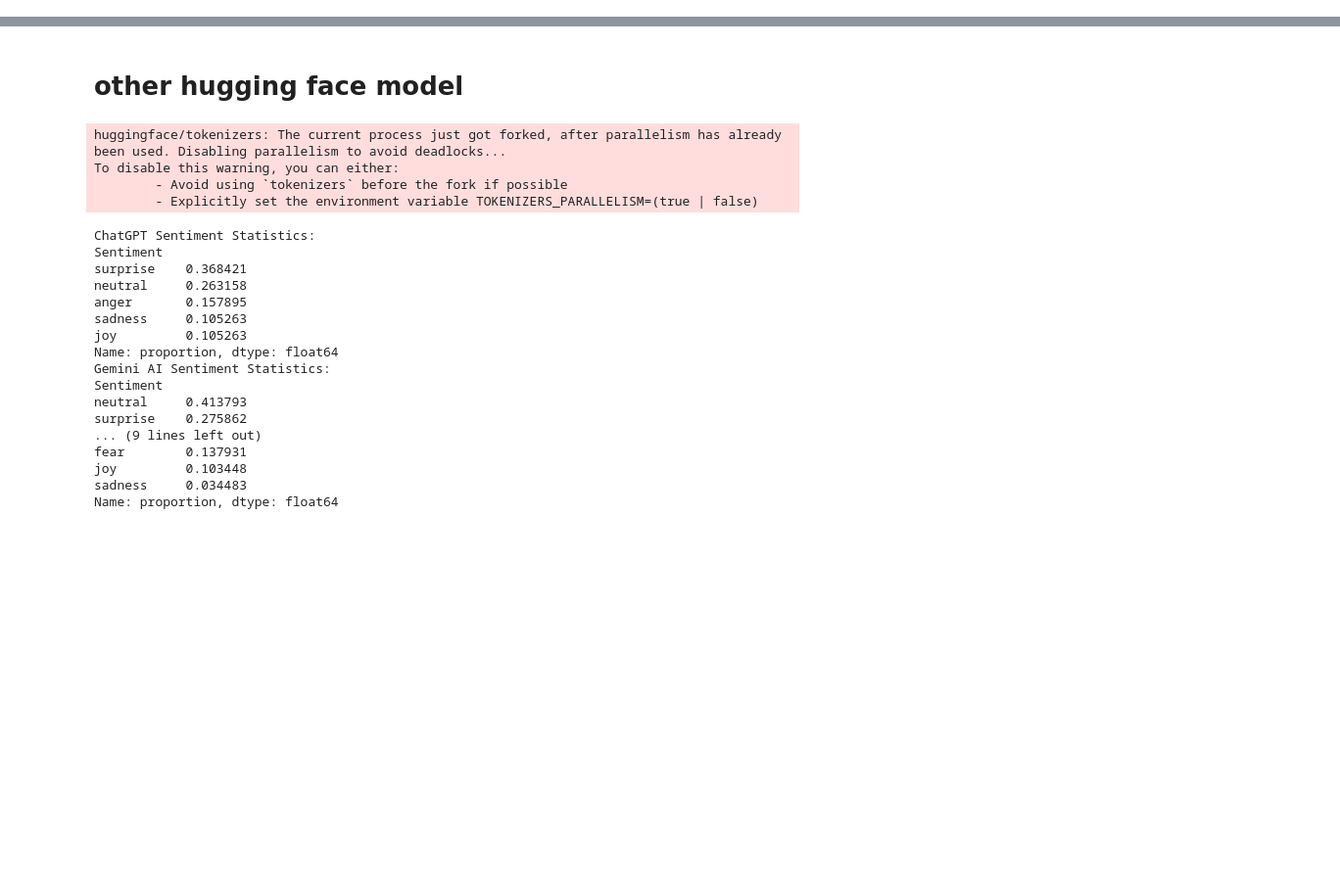
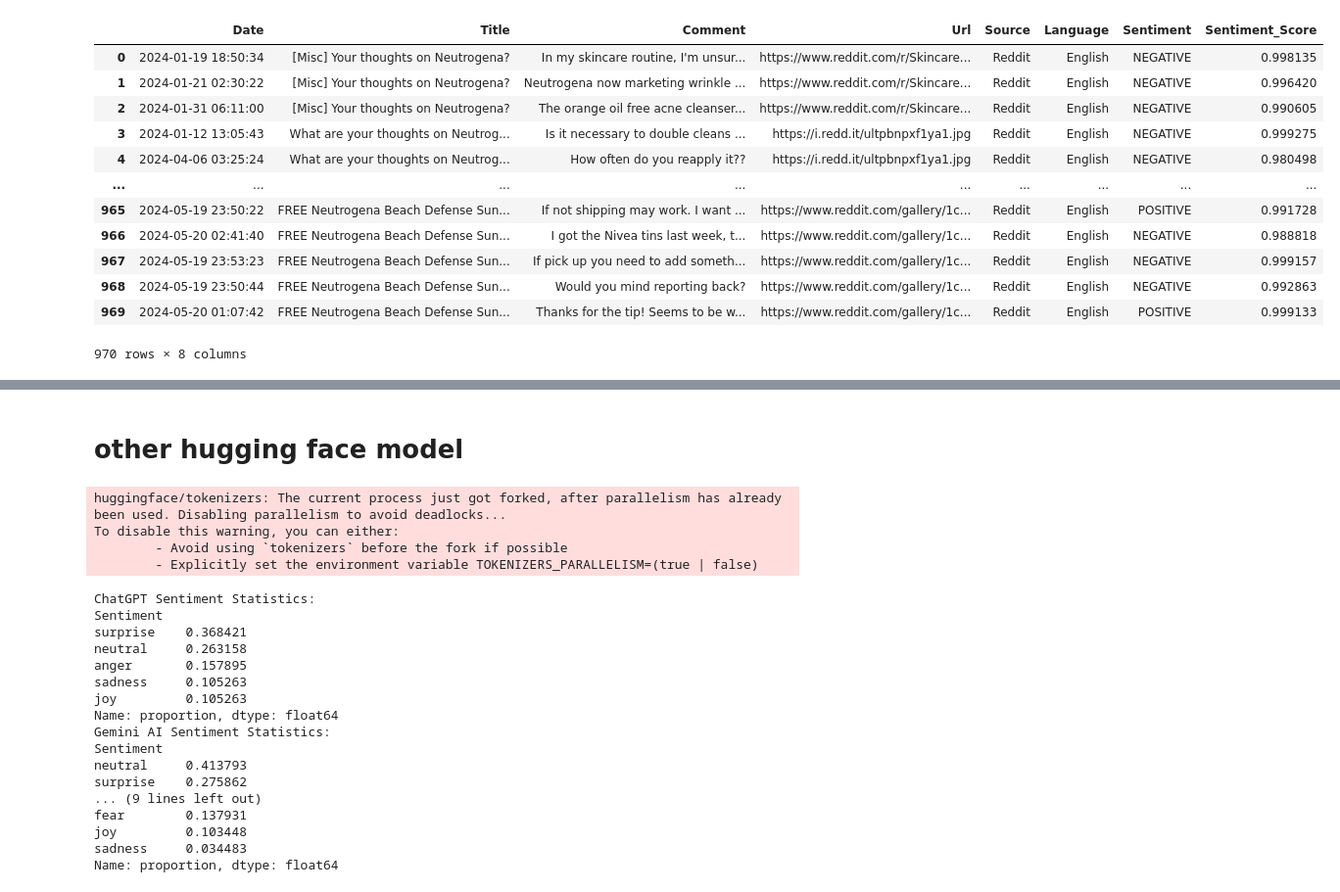
Before and after one commit to 3L1NK/Brand_Analysis_Dashboard, a Jupyter notebook: reddit_sentiment/reddit_hugging_face.ipynb, the cells around one changed output, grey strips where cells are left out. Shown at 98% size. Cells and saved outputs as stored; diff of their text form; code cells hidden in the pictures; blank space fills up the shorter version.

```diff
--- a/reddit_sentiment/reddit_hugging_face.ipynb
+++ b/reddit_sentiment/reddit_hugging_face.ipynb
@@ -27 +33,27 @@ def fetch_reddit_posts(subreddit, query, limit=100):
+# %%
+def fetch_reddit_comments(subreddit, query, limit=100, months=6):
+    subreddit = reddit.subreddit(subreddit)
+    posts = []
+    for post in subreddit.search(query, limit=limit):
+        post_date = datetime.utcfromtimestamp(post.created_utc)
+        post.comments.replace_more(limit=0)  # Ensure all comments are fetched
+        comments = post.comments.list()
+        #print(comments)
+        if comments:
+            for comment in comments:
+                if hasattr(comment, 'body') and comment.body.strip():  # Ensure comment body is not empty or just whitespace
+                    try:
+                        comment_date = datetime.utcfromtimestamp(comment.created_utc)
+                        if detect(comment.body) == 'en' and comment_date >= datetime.now() - timedelta(days=months*30):  # Adjust to the specific time frame
+                            posts.append([comment_date, post.title, comment.body, post.url])
+                            english = True
+                    except LangDetectException:  # Handle cases where language detection fails
+                        continue
+
+    df = pd.DataFrame(posts, columns=["Date", "Title", "Comment", "Url"])
+    df['Date'] = pd.to_datetime(df['Date'], unit='s')
+    df['Source'] = 'Reddit'
+    if english == True:
+        df['Language'] = 'English'
+    return df
 # %%
@@ -152,3 +159,19 @@ df_chatgpt
+# %%
+df_neutrogena
+# %% [output]
+|  | Date | Title | Comment | Url | Source | Language | Sentiment | Sentiment_Score |
+| 0 | 2024-01-19 18:50:34 | [Misc] Your thoughts on Neutrogena? | In my skincare routine, I'm unsur... | https://www.reddit.com/r/Skincare... | Reddit | English | NEGATIVE | 0.998135 |
+| 1 | 2024-01-21 02:30:22 | [Misc] Your thoughts on Neutrogena? | Neutrogena now marketing wrinkle ... | https://www.reddit.com/r/Skincare... | Reddit | English | NEGATIVE | 0.996420 |
+| 2 | 2024-01-31 06:11:00 | [Misc] Your thoughts on Neutrogena? | The orange oil free acne cleanser... | https://www.reddit.com/r/Skincare... | Reddit | English | NEGATIVE | 0.990605 |
+| 3 | 2024-01-12 13:05:43 | What are your thoughts on Neutrog... | Is it necessary to double cleans ... | https://i.redd.it/ultpbnpxf1ya1.jpg | Reddit | English | NEGATIVE | 0.999275 |
+| 4 | 2024-04-06 03:25:24 | What are your thoughts on Neutrog... | How often do you reapply it?? | https://i.redd.it/ultpbnpxf1ya1.jpg | Reddit | English | NEGATIVE | 0.980498 |
+| ... | ... | ... | ... | ... | ... | ... | ... | ... |
+| 965 | 2024-05-19 23:50:22 | FREE Neutrogena Beach Defense Sun... | If not shipping may work. I want ... | https://www.reddit.com/gallery/1c... | Reddit | English | POSITIVE | 0.991728 |
+| 966 | 2024-05-20 02:41:40 | FREE Neutrogena Beach Defense Sun... | I got the Nivea tins last week, t... | https://www.reddit.com/gallery/1c... | Reddit | English | NEGATIVE | 0.988818 |
+| 967 | 2024-05-19 23:53:23 | FREE Neutrogena Beach Defense Sun... | If pick up you need to add someth... | https://www.reddit.com/gallery/1c... | Reddit | English | NEGATIVE | 0.999157 |
+| 968 | 2024-05-19 23:50:44 | FREE Neutrogena Beach Defense Sun... | Would you mind reporting back? | https://www.reddit.com/gallery/1c... | Reddit | English | NEGATIVE | 0.992863 |
+| 969 | 2024-05-20 01:07:42 | FREE Neutrogena Beach Defense Sun... | Thanks for the tip! Seems to be w... | https://www.reddit.com/gallery/1c... | Reddit | English | POSITIVE | 0.999133 |
+970 rows × 8 columns
 # %%
 # Plot sentiment distribution for ChatGPT
 # Create a figure with 3 subplots side by side
```
Also changed, not shown: parts of 14 cells of this notebook, 2 other files.
